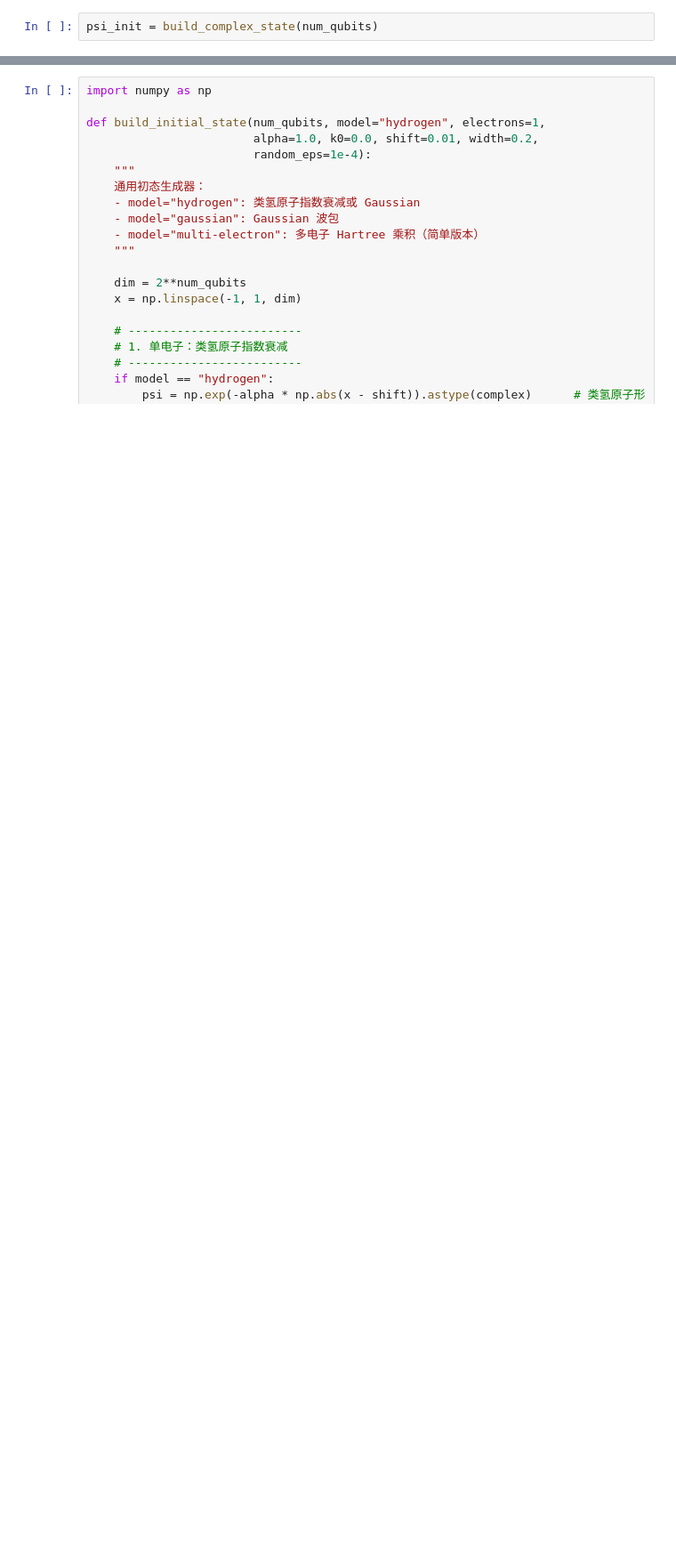
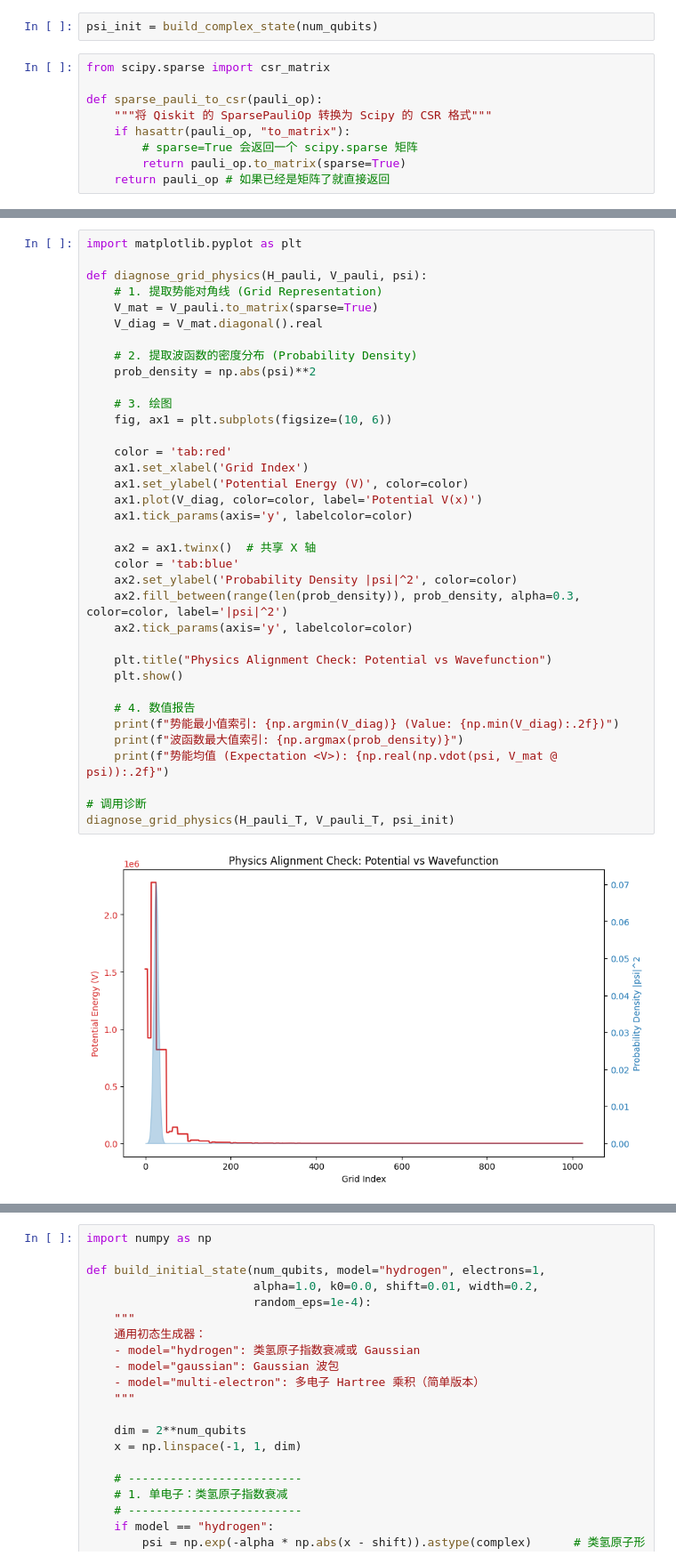
Before and after one commit to YeNing76/PySCF, a Jupyter notebook: Voronoi.ipynb, the cells around one changed output, grey strips where cells are left out. Shown at 89% size. Cells and saved outputs as stored; diff of their text form; blank space fills up the shorter version.

```diff
--- a/Voronoi.ipynb
+++ b/Voronoi.ipynb
@@ -2998,2 +3030,11 @@ def build_complex_state(num_qubits: int = 5, type="gaussian"):
 # %%
 psi_init = build_complex_state(num_qubits)
+# %%
+from scipy.sparse import csr_matrix
+
+def sparse_pauli_to_csr(pauli_op):
+    """将 Qiskit 的 SparsePauliOp 转换为 Scipy 的 CSR 格式"""
+    if hasattr(pauli_op, "to_matrix"):
+        # sparse=True 会返回一个 scipy.sparse 矩阵
+        return pauli_op.to_matrix(sparse=True)
+    return pauli_op # 如果已经是矩阵了就直接返回
@@ -3096,0 +3355,38 @@ if __name__ == "__main__":
+# %%
+import matplotlib.pyplot as plt
+
+def diagnose_grid_physics(H_pauli, V_pauli, psi):
+    # 1. 提取势能对角线 (Grid Representation)
+    V_mat = V_pauli.to_matrix(sparse=True)
+    V_diag = V_mat.diagonal().real
+
+    # 2. 提取波函数的密度分布 (Probability Density)
+    prob_density = np.abs(psi)**2
+
+    # 3. 绘图
+    fig, ax1 = plt.subplots(figsize=(10, 6))
+
+    color = 'tab:red'
+    ax1.set_xlabel('Grid Index')
+    ax1.set_ylabel('Potential Energy (V)', color=color)
+    ax1.plot(V_diag, color=color, label='Potential V(x)')
+    ax1.tick_params(axis='y', labelcolor=color)
+
+    ax2 = ax1.twinx()  # 共享 X 轴
+    color = 'tab:blue'
+    ax2.set_ylabel('Probability Density |psi|^2', color=color)
+    ax2.fill_between(range(len(prob_density)), prob_density, alpha=0.3, color=color, label='|psi|^2')
+    ax2.tick_params(axis='y', labelcolor=color)
+
+    plt.title("Physics Alignment Check: Potential vs Wavefunction")
+    plt.show()
+
+    # 4. 数值报告
+    print(f"势能最小值索引: {np.argmin(V_diag)} (Value: {np.min(V_diag):.2f})")
+    print(f"波函数最大值索引: {np.argmax(prob_density)}")
+    print(f"势能均值 (Expectation <V>): {np.real(np.vdot(psi, V_mat @ psi)):.2f}")
+
+# 调用诊断
+diagnose_grid_physics(H_pauli_T, V_pauli_T, psi_init)
+# %% [output]
+[figure, added]
```
Also changed, not shown: parts of 31 cells of this notebook.
